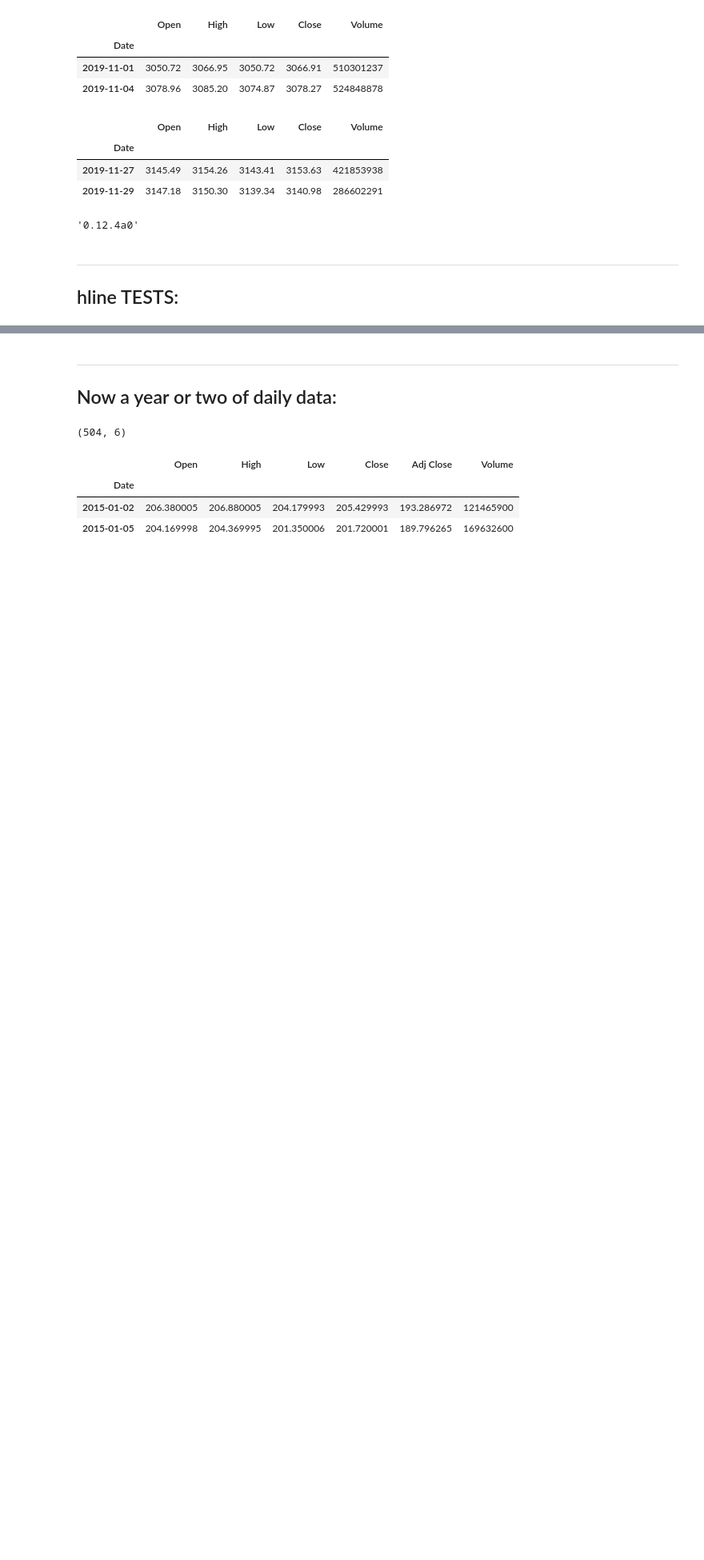
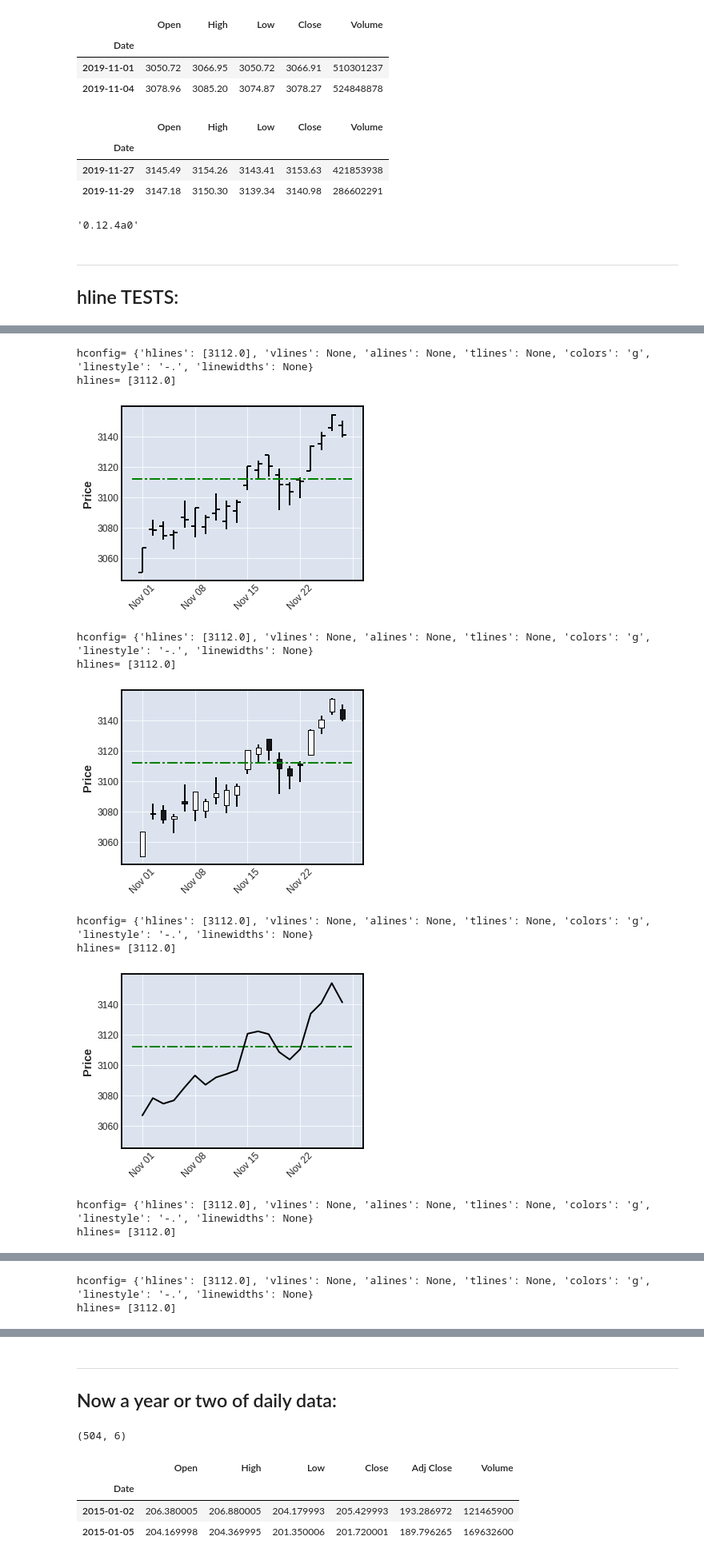
Before and after one commit to matplotlib/mplfinance, a Jupyter notebook: examples/scratch_pad/dev_hlines.ipynb, the cells around one changed output, grey strips where cells are left out. Shown at 80% size. Saved outputs shown, nothing was run; the diff lists cells and outputs as text; code cells hidden in the pictures; blank space fills up the shorter version.

```diff
--- a/examples/scratch_pad/dev_hlines.ipynb
+++ b/examples/scratch_pad/dev_hlines.ipynb
@@ -78,0 +107,19 @@ mpf.__version__
+# %%
+mpf.plot(daily,type='ohlc',hlines=dict(hlines=[3112.0],linestyle='-.',colors='g'),figscale=0.75)
+hl = dict(hlines=[3112.0],linestyle='-.',colors='g')
+mpf.plot(daily,type='candle',hlines=hl,figscale=0.75)
+mpf.plot(daily,type='line',hlines=hl,figscale=0.75)
+mpf.plot(daily,type='renko',hlines=hl,figscale=0.75)
+mpf.plot(daily,type='pnf',hlines=hl,figscale=0.75)
+# %% [output]
+hconfig= {'hlines': [3112.0], 'vlines': None, 'alines': None, 'tlines': None, 'colors': 'g', 'linestyle': '-.', 'linewidths': None}
+hlines= [3112.0]
+[figure, added]
+hconfig= {'hlines': [3112.0], 'vlines': None, 'alines': None, 'tlines': None, 'colors': 'g', 'linestyle': '-.', 'linewidths': None}
+hlines= [3112.0]
+[figure, added]
+hconfig= {'hlines': [3112.0], 'vlines': None, 'alines': None, 'tlines': None, 'colors': 'g', 'linestyle': '-.', 'linewidths': None}
+hlines= [3112.0]
+[figure, added]
+hconfig= {'hlines': [3112.0], 'vlines': None, 'alines': None, 'tlines': None, 'colors': 'g', 'linestyle': '-.', 'linewidths': None}
+hlines= [3112.0]
@@ -78,0 +127,2 @@ mpf.__version__
+hconfig= {'hlines': [3112.0], 'vlines': None, 'alines': None, 'tlines': None, 'colors': 'g', 'linestyle': '-.', 'linewidths': None}
+hlines= [3112.0]
```
Also changed, not shown: parts of 11 cells of this notebook, 4 other files.
